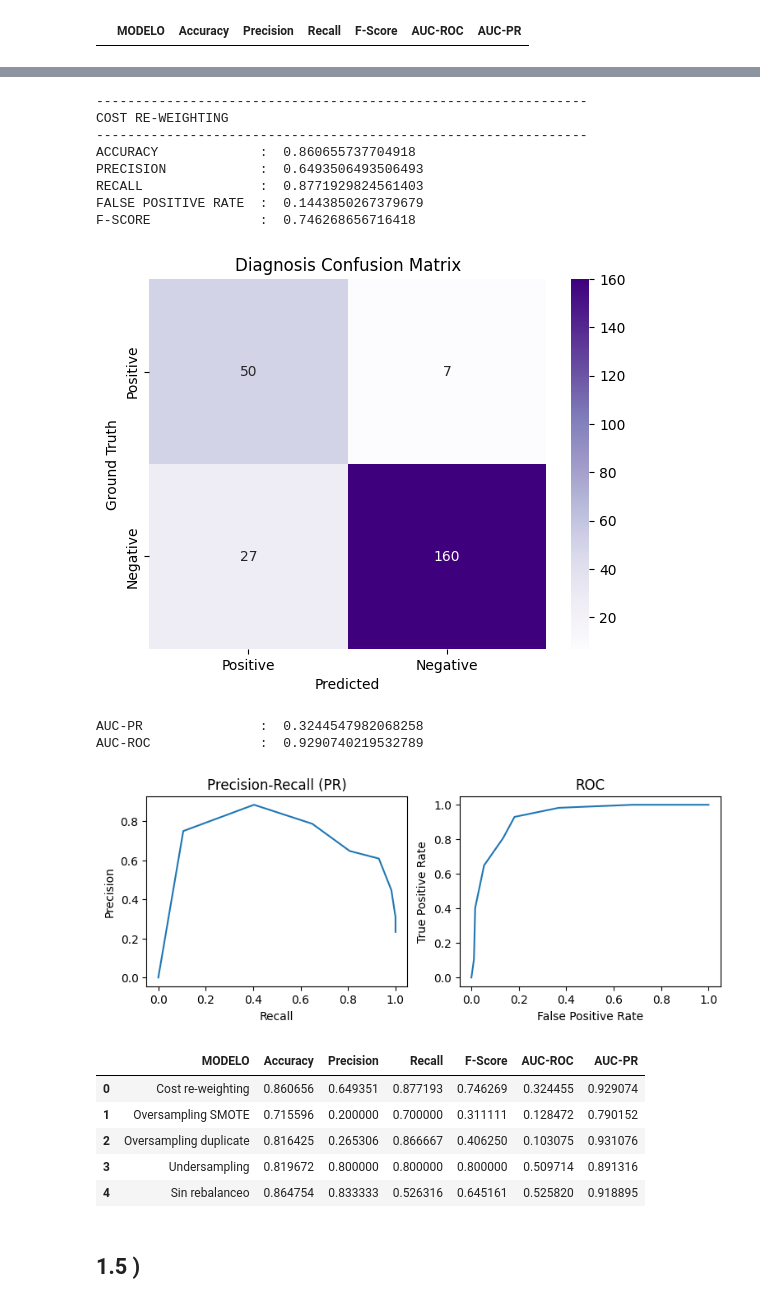
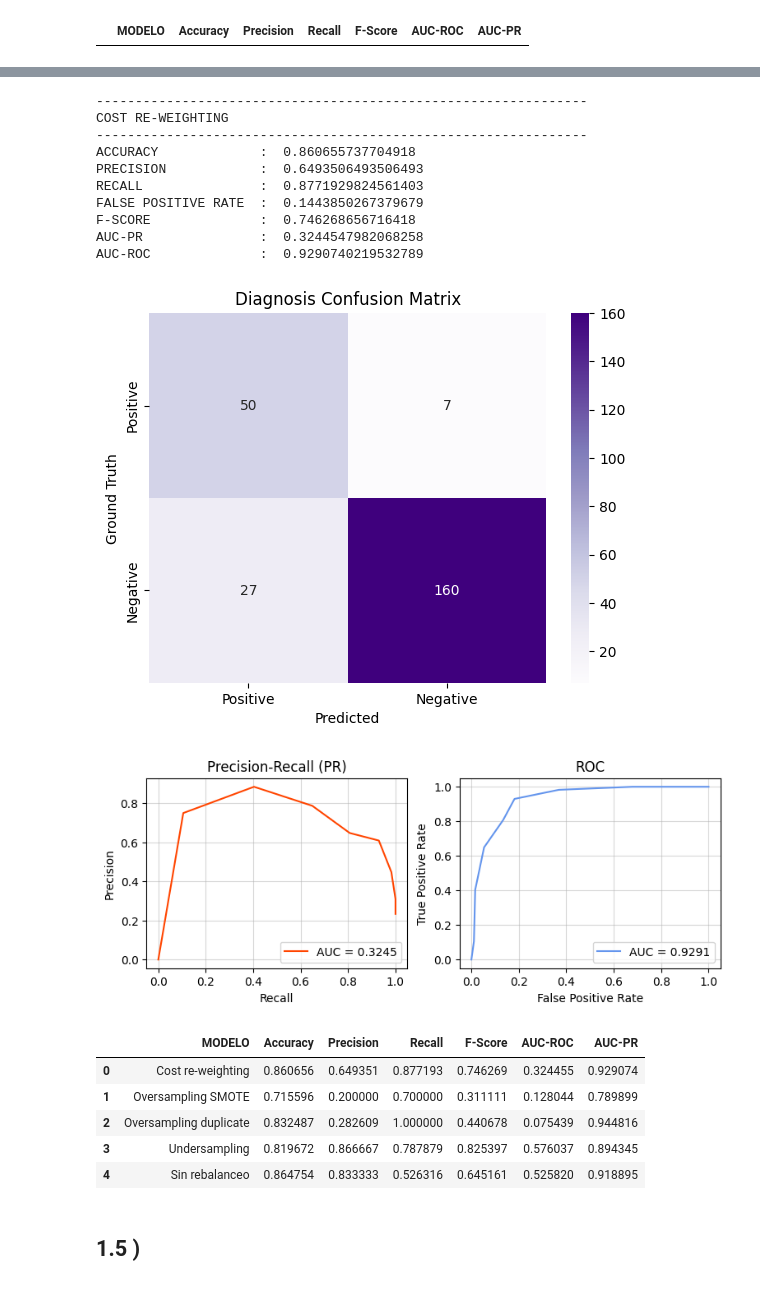
Before and after one commit to NazaGonella/TP02-machine-learning, a Jupyter notebook: Gonella_Nazareno_Notebook_TP2.ipynb, the cells around one changed output, grey strips where cells are left out. Cells and saved outputs as stored; diff of their text form; code cells hidden in the pictures.

```diff
--- a/Gonella_Nazareno_Notebook_TP2.ipynb
+++ b/Gonella_Nazareno_Notebook_TP2.ipynb
@@ -290,20 +293,24 @@ def evaluate_model_1_4(df : pd.DataFrame, metricas : pd.DataFrame, method_name :
     log_reg_1_4.predict(validation_1_4.drop(columns=['Diagnosis']).to_numpy())
     log_reg_1_4.evaluate(validation_1_4['Diagnosis'].to_numpy(), threshold = 0.5)
     log_reg_1_4.print_metrics()
-    log_reg_1_4.plot_confusion_matrix()
     recalls, precisions = log_reg_1_4.get_roc_points(validation_1_4['Diagnosis'].to_numpy(), k_points=10)
     falses_positives_rateses, trues_positives_rateses = log_reg_1_4.get_pr_points(validation_1_4['Diagnosis'].to_numpy(), k_points=10)
     print("AUC-PR               : ", utils.get_area_under_curve(recalls, precisions))
     print("AUC-ROC              : ", utils.get_area_under_curve(falses_positives_rateses, trues_positives_rateses))
+    log_reg_1_4.plot_confusion_matrix()
     plt.figure(figsize=(9, 3))
     plt.subplot(1, 2, 1)
     plt.title("Precision-Recall (PR)")
-    plt.plot(recalls, precisions)
+    plt.plot(recalls, precisions, color='orangered', label=f'AUC = {utils.get_area_under_curve(recalls, precisions):.4f}')
+    plt.grid(visible=True, alpha=0.5)
+    plt.legend()
     plt.xlabel("Recall")
     plt.ylabel("Precision")
     plt.subplot(1, 2, 2)
     plt.title("ROC")
-    plt.plot(falses_positives_rateses, trues_positives_rateses)
+    plt.plot(falses_positives_rateses, trues_positives_rateses, color='cornflowerblue', label=f'AUC = {utils.get_area_under_curve(falses_positives_rateses, trues_positives_rateses):.4f}')
+    plt.grid(visible=True, alpha=0.5)
+    plt.legend()
     plt.xlabel("False Positive Rate")
     plt.ylabel("True Positive Rate")
     plt.show()
@@ -431,53 +438,57 @@ log_reg_1_4_reweighted.fit_gradient_descent_reweighted(
 log_reg_1_4_reweighted.predict(validation_1_4_reweighted.drop(columns=['Diagnosis']).to_numpy())
 log_reg_1_4_reweighted.evaluate(validation_1_4_reweighted['Diagnosis'].to_numpy(), threshold = 0.5)
 log_reg_1_4_reweighted.print_metrics()
-log_reg_1_4_reweighted.plot_confusion_matrix()
 recalls, precisions = log_reg_1_4_reweighted.get_roc_points(validation_1_4_reweighted['Diagnosis'].to_numpy(), k_points=10)
 falses_positives_rateses, trues_positives_rateses = log_reg_1_4_reweighted.get_pr_points(validation_1_4_reweighted['Diagnosis'].to_numpy(), k_points=10)
 print("AUC-PR               : ", utils.get_area_under_curve(recalls, precisions))
 print("AUC-ROC              : ", utils.get_area_under_curve(falses_positives_rateses, trues_positives_rateses))
+log_reg_1_4_reweighted.plot_confusion_matrix()
 plt.figure(figsize=(9, 3))
 plt.subplot(1, 2, 1)
 plt.title("Precision-Recall (PR)")
-plt.plot(recalls, precisions)
+plt.plot(recalls, precisions, color='orangered', label=f'AUC = {utils.get_area_under_curve(recalls, precisions):.4f}')
+plt.grid(visible=True, alpha=0.5)
+plt.legend()
 plt.xlabel("Recall")
 plt.ylabel("Precision")
 plt.subplot(1, 2, 2)
 plt.title("ROC")
-plt.plot(falses_positives_rateses, trues_positives_rateses)
+plt.plot(falses_positives_rateses, trues_positives_rateses, color='cornflowerblue', label=f'AUC = {utils.get_area_under_curve(falses_positives_rateses, trues_positives_rateses):.4f}')
+plt.grid(visible=True, alpha=0.5)
+plt.legend()
 plt.xlabel("False Positive Rate")
 plt.ylabel("True Positive Rate")
 plt.show()
 metricas_1_4.loc[-1] = [
     'Cost re-weighting',
     log_reg_1_4_reweighted.get_accuracy(),
     log_reg_1_4_reweighted.get_precision(),
     log_reg_1_4_reweighted.get_recall(),
     log_reg_1_4_reweighted.get_f_score(),
     utils.get_area_under_curve(recalls, precisions),
     utils.get_area_under_curve(falses_positives_rateses, trues_positives_rateses)
 ]
 metricas_1_4.index = metricas_1_4.index + 1
 metricas_1_4 = metricas_1_4.iloc[::-1].sort_index()
 metricas_1_4.head()
 # %% [output]
 ---------------------------------------------------------------
 COST RE-WEIGHTING
 ---------------------------------------------------------------
 ACCURACY             :  0.860655737704918
 PRECISION            :  0.6493506493506493
 RECALL               :  0.8771929824561403
 FALSE POSITIVE RATE  :  0.1443850267379679
 F-SCORE              :  0.746268656716418
+AUC-PR               :  0.3244547982068258
+AUC-ROC              :  0.9290740219532789
 [figure]
-AUC-PR               :  0.3244547982068258
-AUC-ROC              :  0.9290740219532789
-[figure, old version]
+[figure, new version]
 |  | MODELO | Accuracy | Precision | Recall | F-Score | AUC-ROC | AUC-PR |
 | 0 | Cost re-weighting | 0.860656 | 0.649351 | 0.877193 | 0.746269 | 0.324455 | 0.929074 |
-| 1 | Oversampling SMOTE | 0.715596 | 0.200000 | 0.700000 | 0.311111 | 0.128472 | 0.790152 |
-| 2 | Oversampling duplicate | 0.816425 | 0.265306 | 0.866667 | 0.406250 | 0.103075 | 0.931076 |
-| 3 | Undersampling | 0.819672 | 0.800000 | 0.800000 | 0.800000 | 0.509714 | 0.891316 |
+| 1 | Oversampling SMOTE | 0.715596 | 0.200000 | 0.700000 | 0.311111 | 0.128044 | 0.789899 |
+| 2 | Oversampling duplicate | 0.832487 | 0.282609 | 1.000000 | 0.440678 | 0.075439 | 0.944816 |
+| 3 | Undersampling | 0.819672 | 0.866667 | 0.787879 | 0.825397 | 0.576037 | 0.894345 |
 | 4 | Sin rebalanceo | 0.864754 | 0.833333 | 0.526316 | 0.645161 | 0.525820 | 0.918895 |
 # %% [markdown]
 ## 1.5 )
```
Also changed, not shown: parts of 12 cells of this notebook.
